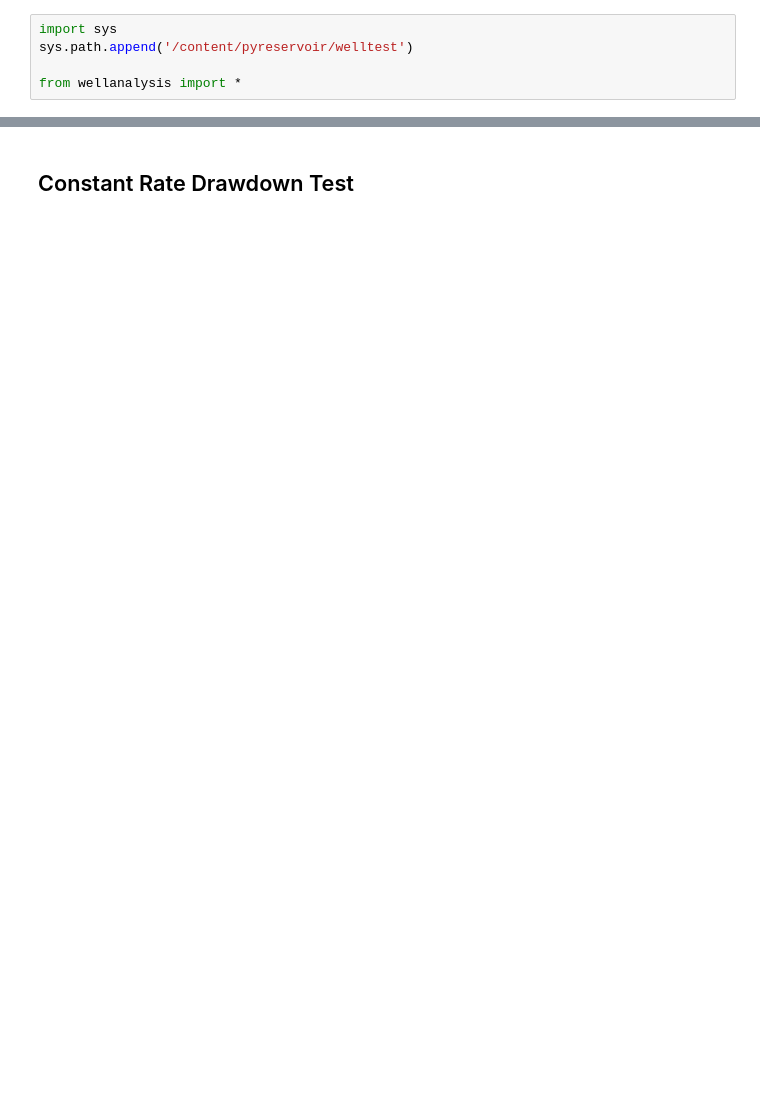
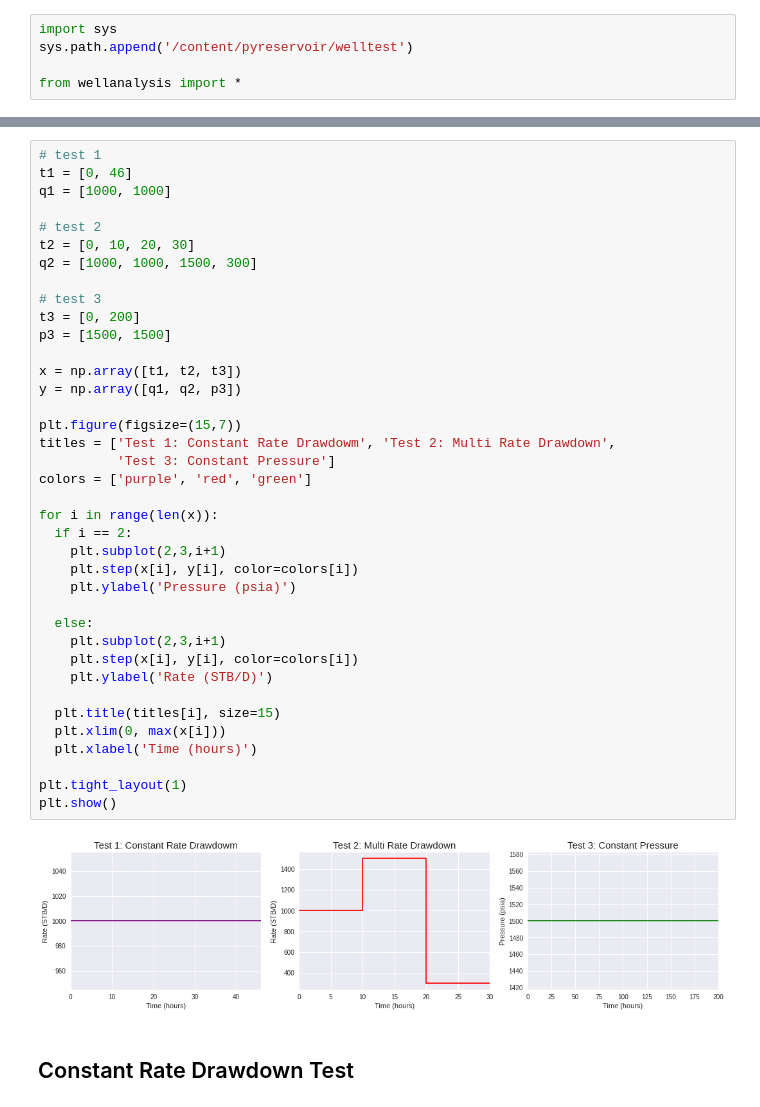
Before and after one commit to yohanesnuwara/pyreservoir, a Jupyter notebook: notebooks/well_drawdown_testing_notebook.ipynb, the cells around one changed output, grey strips where cells are left out. Drawn from its saved outputs; the diff is of its cells as text; blank space fills up the shorter version.

```diff
--- a/notebooks/well_drawdown_testing_notebook.ipynb
+++ b/notebooks/well_drawdown_testing_notebook.ipynb
@@ -24,3 +77,43 @@ from wellanalysis import *
+# %%
+# test 1
+t1 = [0, 46]
+q1 = [1000, 1000]
+
+# test 2
+t2 = [0, 10, 20, 30]
+q2 = [1000, 1000, 1500, 300]
+
+# test 3
+t3 = [0, 200]
+p3 = [1500, 1500]
+
+x = np.array([t1, t2, t3])
+y = np.array([q1, q2, p3])
+
+plt.figure(figsize=(15,7))
+titles = ['Test 1: Constant Rate Drawdowm', 'Test 2: Multi Rate Drawdown',
+          'Test 3: Constant Pressure']
+colors = ['purple', 'red', 'green']
+
+for i in range(len(x)):
+  if i == 2:
+    plt.subplot(2,3,i+1)
+    plt.step(x[i], y[i], color=colors[i])
+    plt.ylabel('Pressure (psia)')
+
+  else:
+    plt.subplot(2,3,i+1)
+    plt.step(x[i], y[i], color=colors[i])
+    plt.ylabel('Rate (STB/D)')
+
+  plt.title(titles[i], size=15)
+  plt.xlim(0, max(x[i]))
+  plt.xlabel('Time (hours)')
+
+plt.tight_layout(1)
+plt.show()
+# %% [output]
+[figure, added]
 # %% [markdown]
 ## Constant Rate Drawdown Test
 # %%
```
Also changed, not shown: parts of 10 cells of this notebook.
